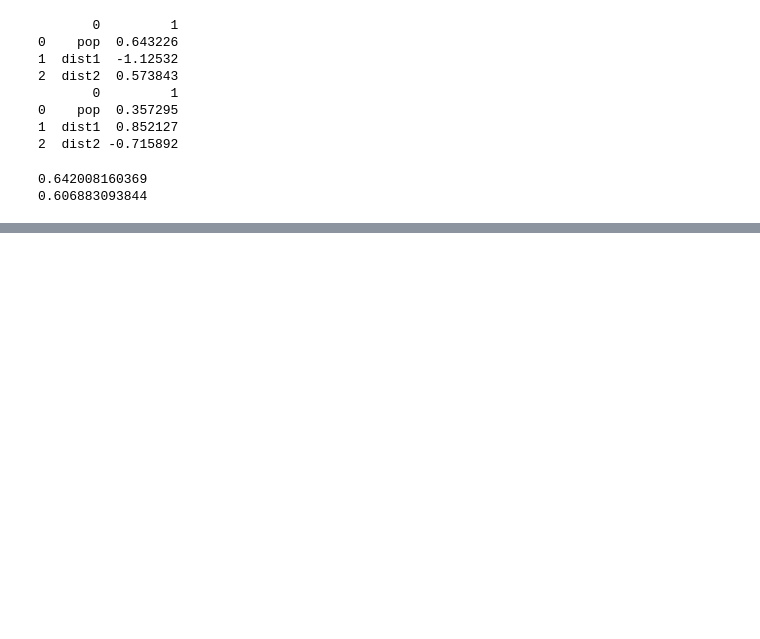
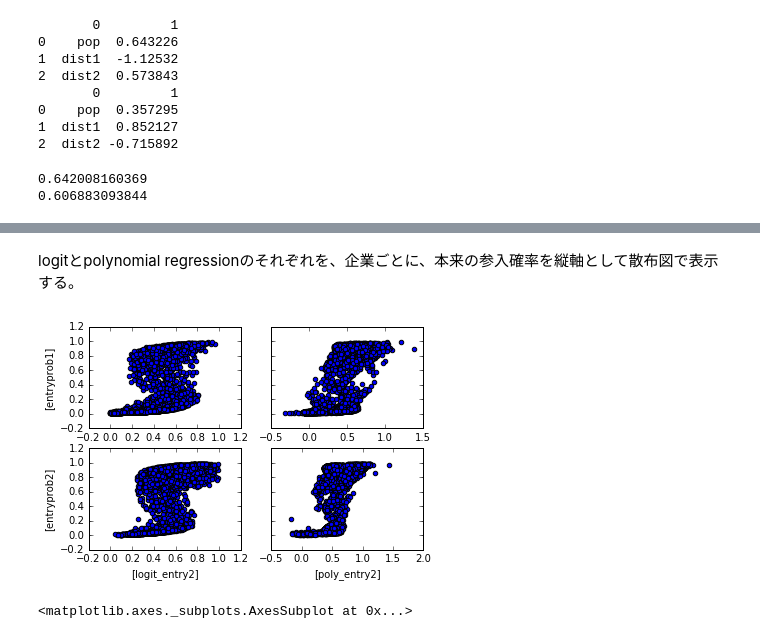
Before and after one commit to keiikegami/multiplicity, a Jupyter notebook: single_equilibrium_assumption.ipynb, the cells around one changed output, grey strips where cells are left out. Saved outputs shown, nothing was run; the diff lists cells and outputs as text; code cells hidden in the pictures; blank space fills up the shorter version.

```diff
--- a/single_equilibrium_assumption.ipynb
+++ b/single_equilibrium_assumption.ipynb
@@ -61,0 +59,17 @@ print(clf2.score( X2, y2))
+# %%
+# case1 はやはり精度が良くない（本質的にはflexibilityよりも、別々の均衡から出た結果を一つの均衡からの結果として推定してしまっているからだけどね。）
+# case 2: polynomial (series ) regression
+
+from sklearn.preprocessing import PolynomialFeatures
+from sklearn.linear_model import LinearRegression
+from sklearn.pipeline import Pipeline
+
+# 企業1
+model1 = Pipeline([('poly', PolynomialFeatures(degree=3)), ('linear', LinearRegression(fit_intercept=False))])
+model1 = model1.fit(X1, y1)
+df1["poly_entry1"] = model1.predict(X1)
+
+# 企業2
+model2 = Pipeline([('poly', PolynomialFeatures(degree=3)), ('linear', LinearRegression(fit_intercept=False))])
+model2 = model2.fit(X2, y2)
+df1["poly_entry2"] = model2.predict(X2)
@@ -61,0 +85,24 @@ print(clf2.score( X2, y2))
+# %% [markdown]
+logitとpolynomial regressionのそれぞれを、企業ごとに、本来の参入確率を縦軸として散布図で表示する。
+# %%
+import matplotlib.pyplot as plt
+% matplotlib inline
+
+probs1 = df1.loc[:, ["entryprob1", "logit_entry1", "poly_entry1"]]
+probs2 = df1.loc[:, ["entryprob2", "logit_entry2", "poly_entry2"]]
+
+fig, axes = plt.subplots(2, len(probs1.columns.values)-1, sharey=True)
+
+for i, col in enumerate(probs1.columns.values[1:]):
+    probs1.plot(x = [col], y = ["entryprob1"], kind="scatter", ax=axes[0, i])
+
+for i, col in enumerate(probs2.columns.values[1:]):
+    probs2.plot(x = [col], y = ["entryprob2"], kind="scatter", ax=axes[1, i])
+
+plt.show()
+# %% [output]
+[figure, added]
+# %%
+axes[0,1]
+# %% [output]
+<matplotlib.axes._subplots.AxesSubplot at 0x...>
```
Also changed, not shown: parts of 2 cells of this notebook.
